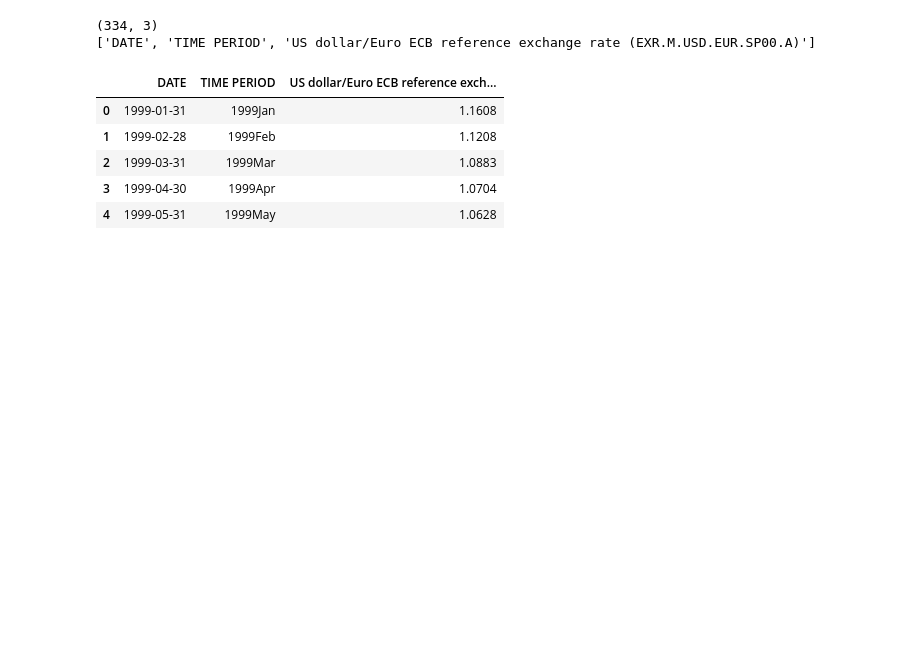
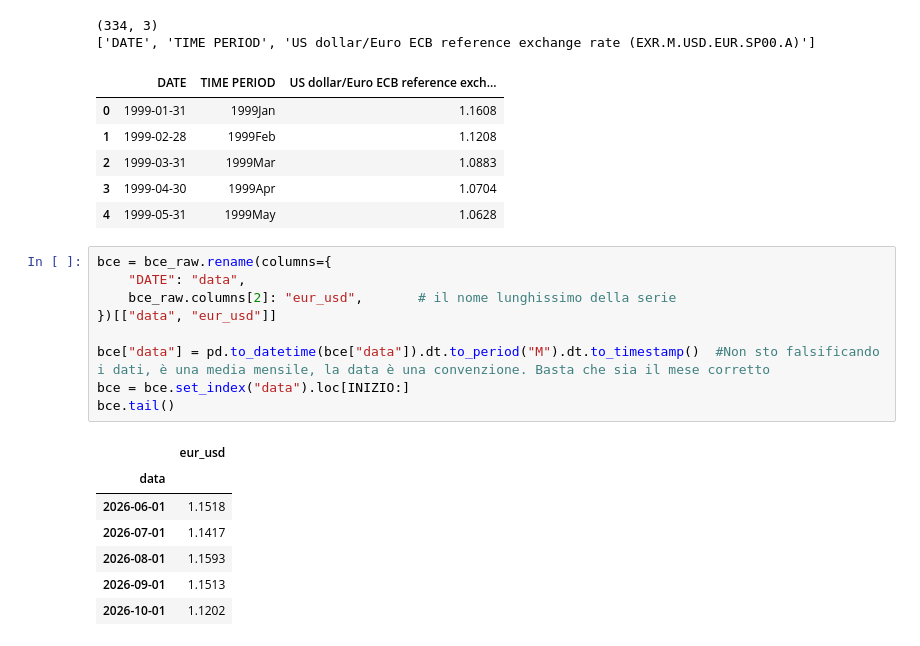
Before and after one commit to emamercadante03-sketch/carrello-crisi-geopolitiche, a Jupyter notebook: notebooks/01_pulizia.ipynb, the cells around one changed output. Cells and saved outputs as stored; diff of their text form; blank space fills up the shorter version.

```diff
--- a/notebooks/01_pulizia.ipynb
+++ b/notebooks/01_pulizia.ipynb
@@ -517,3 +517,20 @@ bce_raw.head()
 | 2 | 1999-03-31 | 1999Mar | 1.0883 |
 | 3 | 1999-04-30 | 1999Apr | 1.0704 |
 | 4 | 1999-05-31 | 1999May | 1.0628 |
+# %%
+bce = bce_raw.rename(columns={
+    "DATE": "data",
+    bce_raw.columns[2]: "eur_usd",       # il nome lunghissimo della serie
+})[["data", "eur_usd"]]
+
+bce["data"] = pd.to_datetime(bce["data"]).dt.to_period("M").dt.to_timestamp()  #Non sto falsificando i dati, è una media mensile, la data è una convenzione. Basta che sia il mese corretto
+bce = bce.set_index("data").loc[INIZIO:]
+bce.tail()
+# %% [output]
+|  | eur_usd |
+| data |  |
+| 2026-06-01 | 1.1518 |
+| 2026-07-01 | 1.1417 |
+| 2026-08-01 | 1.1593 |
+| 2026-09-01 | 1.1513 |
+| 2026-10-01 | 1.1202 |
```
Also changed, not shown: parts of 9 cells of this notebook, 3 other files.
